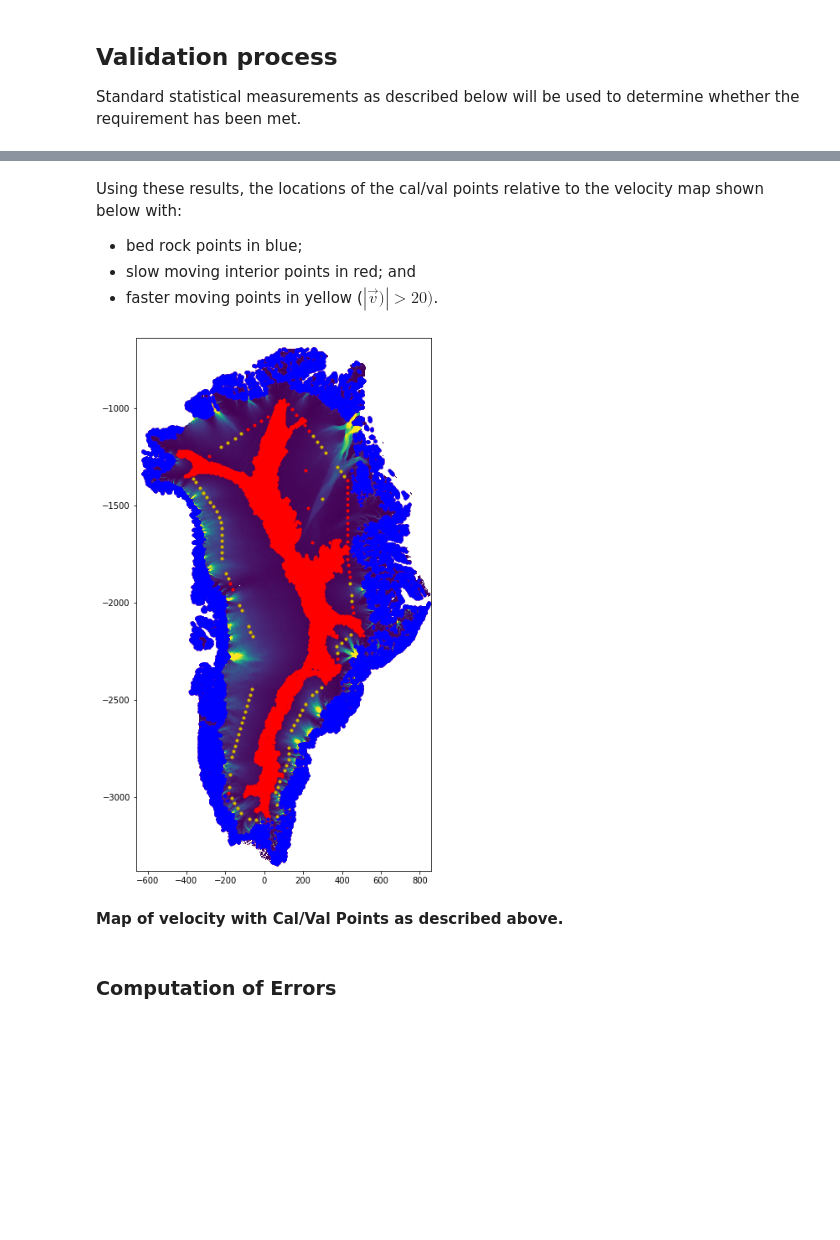
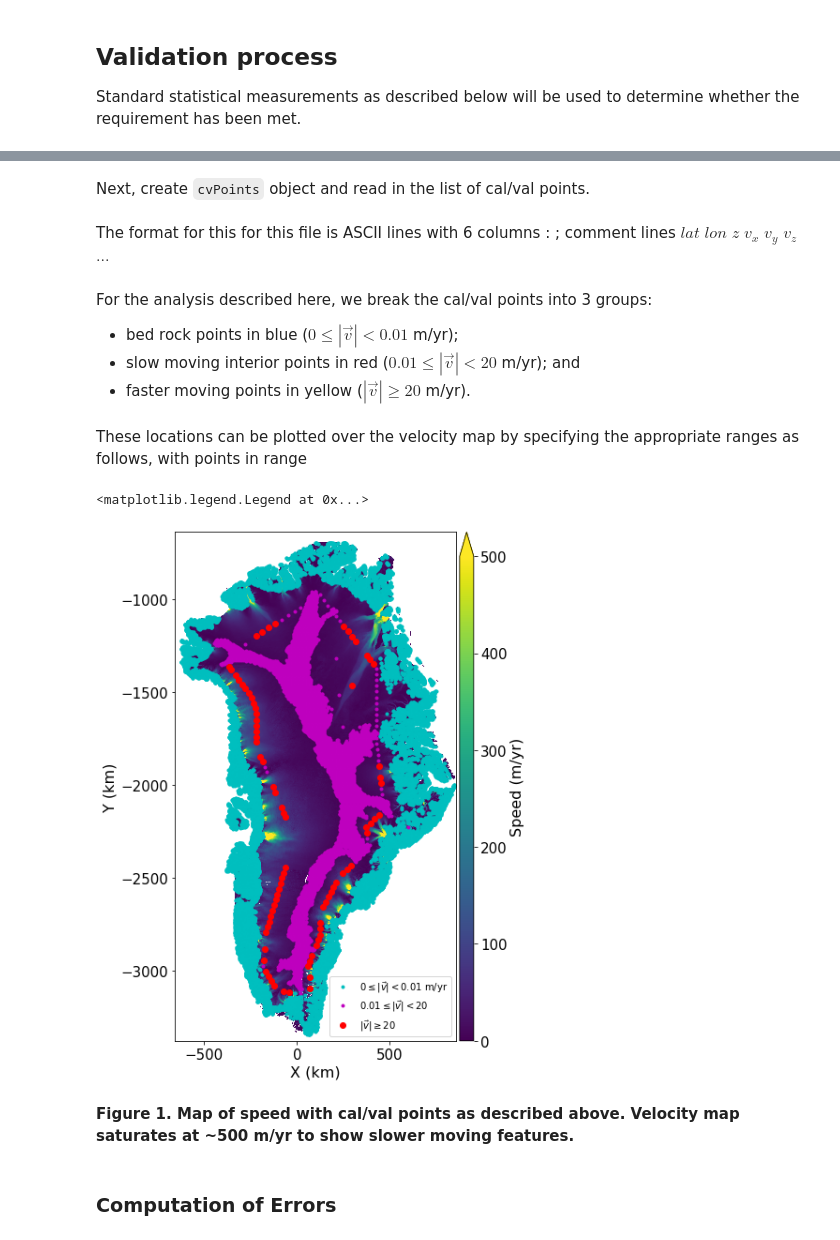
Before and after one commit to fastice/calval, a Jupyter notebook: mytestnotebook.ipynb, the cells around one changed output, grey strips where cells are left out. Cells and saved outputs as stored; diff of their text form; code cells hidden in the pictures; blank space fills up the shorter version.

```diff
--- a/mytestnotebook.ipynb
+++ b/mytestnotebook.ipynb
@@ -41,19 +39,33 @@ Next, the cal/val points are read into a `cvPoints` object.
+# %% [markdown]
+Next, create `cvPoints` object and read in the list of cal/val points.
 # %%
-myCVPts=n.cvPoints(cvFile='/Users/ian/tiepoints/TiepointsGL.ll.culled')
+myCVPts = n.cvPoints(cvFile='testData/TiepointsGL.ll.culled')
+# %% [markdown]
+The format for this for this file is ASCII lines with 6 columns :</br>
+; comment lines </br>
+$lat$ $lon$ $z$ $v_x$ $v_y$ $v_z$</br>
+$...$
 # %% [markdown]
-Using these results, the locations of the cal/val points relative to the velocity map shown below with:
-* bed rock points in blue;
-* slow moving interior points in red; and
-* faster moving points in yellow ($|\vec{v})| > 20)$.
+For the analysis described here, we break the cal/val points into 3 groups:
+* bed rock points in blue ($0 \leq \left|\vec{v}\right| < 0.01$ m/yr);
+* slow moving interior points in red  ($0.01 \leq \left|\vec{v}\right| < 20$ m/yr); and
+* faster moving points in yellow ($\left|\vec{v}\right| \geq 20$ m/yr).
+# %% [markdown]
+These locations can be plotted over the velocity map by specifying the appropriate ranges as follows, with points in range
 # %%
-axImage=myVel.displayVel()
-myCVPts.plotAllCVLocs(vel=myVel,ax=axImage,color='r',marker='.')
-myCVPts.plotZeroCVLocs(vel=myVel,ax=axImage,color='b',marker='.')
-myCVPts.plotVRangeCVLocs(20,1000,vel=myVel,ax=axImage,color='y',marker='.')
+figV,axImage=myVel.displayVel()
+myCVPts.plotVRangeCVLocs(0, 0.01, vel=myVel, ax=axImage, color='c', marker='.',
+                         label='$0 \\leq \\left|\\vec{v} \\right| < 0.01$ m/yr')
+myCVPts.plotVRangeCVLocs(0.01, 20, vel=myVel, ax=axImage, color='m', marker='.',
+                         label='$0.01 \\leq \\left| \\vec{v} \\right| < 20$')
+myCVPts.plotVRangeCVLocs(20, 1000, vel=myVel, ax=axImage, color='r', marker='.',
+                         label='$\\left|\\vec{v}\\right| \\geq 20$',markersize=12)
+axImage.legend()
 # %% [output]
+<matplotlib.legend.Legend at 0x...>
-[figure, old version]
+[figure, new version]
-# %% [markdown]
-**Map of velocity with Cal/Val Points as described above.**
+# %% [markdown]
+**Figure 1. Map of speed with cal/val points as described above. Velocity map saturates at ~500 m/yr to show slower moving features.**
 # %% [markdown]
 ### Computation of Errors
 # %% [markdown]
```
Also changed, not shown: parts of 27 cells of this notebook.
